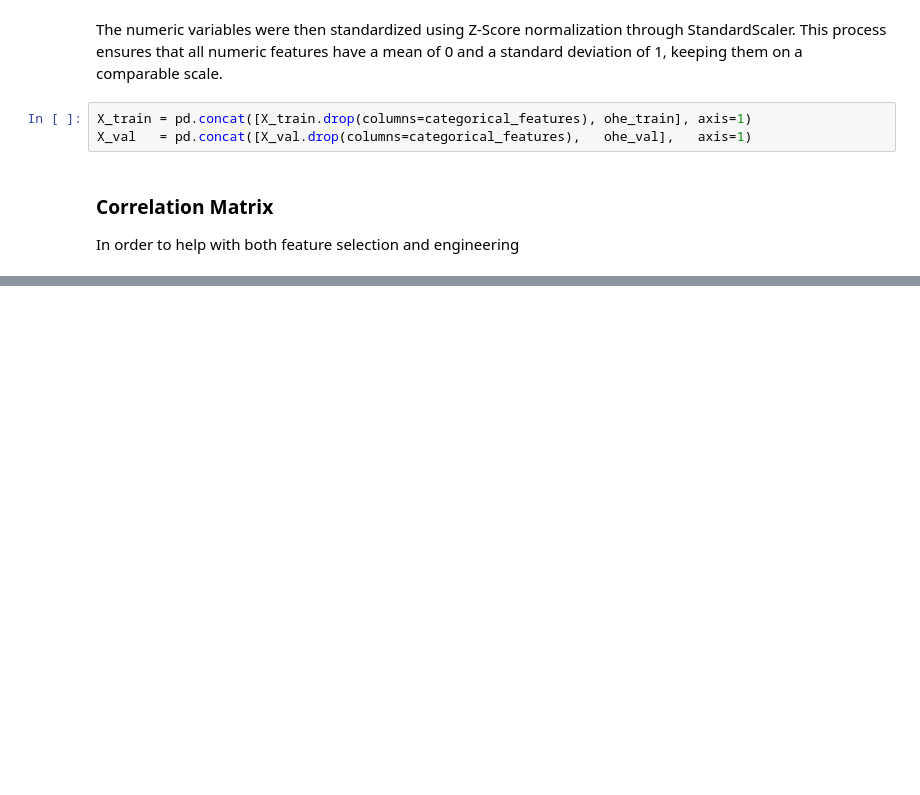
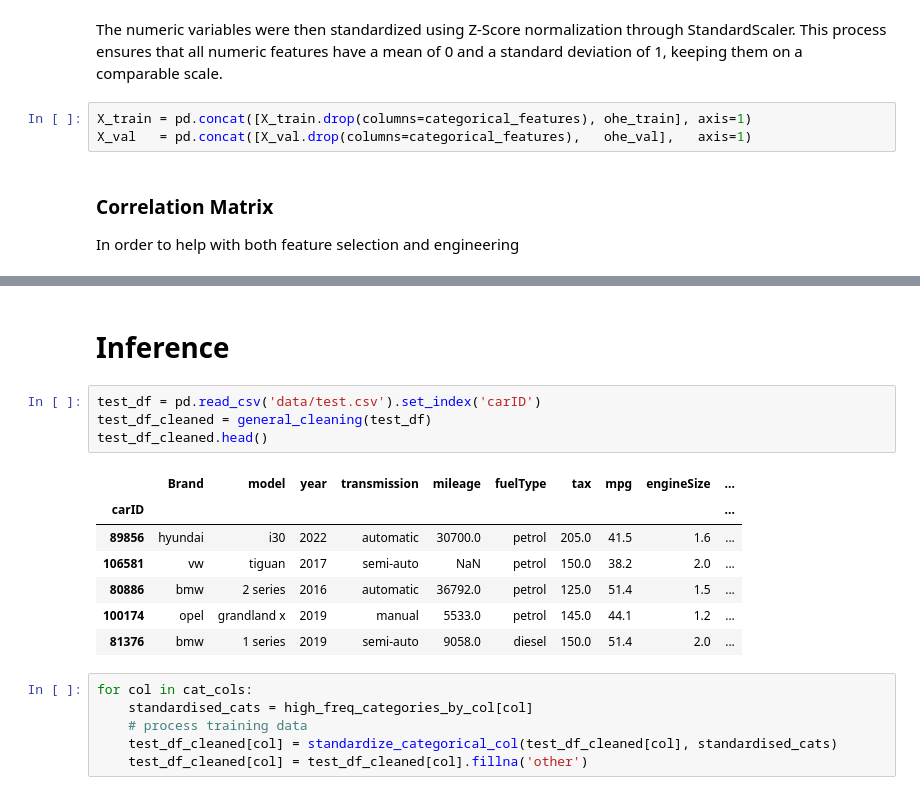
Before and after one commit to lucasdmcax/machine_learning, a Jupyter notebook: Homework_Group20.ipynb, the cells around one changed output, grey strips where cells are left out. Saved outputs shown, nothing was run; the diff lists cells and outputs as text; blank space fills up the shorter version.

```diff
--- a/Homework_Group20.ipynb
+++ b/Homework_Group20.ipynb
@@ -507,0 +596,20 @@ plt.show()
+# %% [markdown]
+# Inference
+# %%
+test_df = pd.read_csv('data/test.csv').set_index('carID')
+test_df_cleaned = general_cleaning(test_df)
+test_df_cleaned.head()
+# %% [output]
+|  | Brand | model | year | transmission | mileage | fuelType | tax | mpg | engineSize | ... |
+| carID |  |  |  |  |  |  |  |  |  | ... |
+| 89856 | hyundai | i30 | 2022 | automatic | 30700.0 | petrol | 205.0 | 41.5 | 1.6 | ... |
+| 106581 | vw | tiguan | 2017 | semi-auto | NaN | petrol | 150.0 | 38.2 | 2.0 | ... |
+| 80886 | bmw | 2 series | 2016 | automatic | 36792.0 | petrol | 125.0 | 51.4 | 1.5 | ... |
+| 100174 | opel | grandland x | 2019 | manual | 5533.0 | petrol | 145.0 | 44.1 | 1.2 | ... |
+| 81376 | bmw | 1 series | 2019 | semi-auto | 9058.0 | diesel | 150.0 | 51.4 | 2.0 | ... |
+# %%
+for col in cat_cols:
+    standardised_cats = high_freq_categories_by_col[col]
+    # process training data
+    test_df_cleaned[col] = standardize_categorical_col(test_df_cleaned[col], standardised_cats)
+    test_df_cleaned[col] = test_df_cleaned[col].fillna('other')
```
Also changed, not shown: parts of 24 cells of this notebook, 1 other file.
